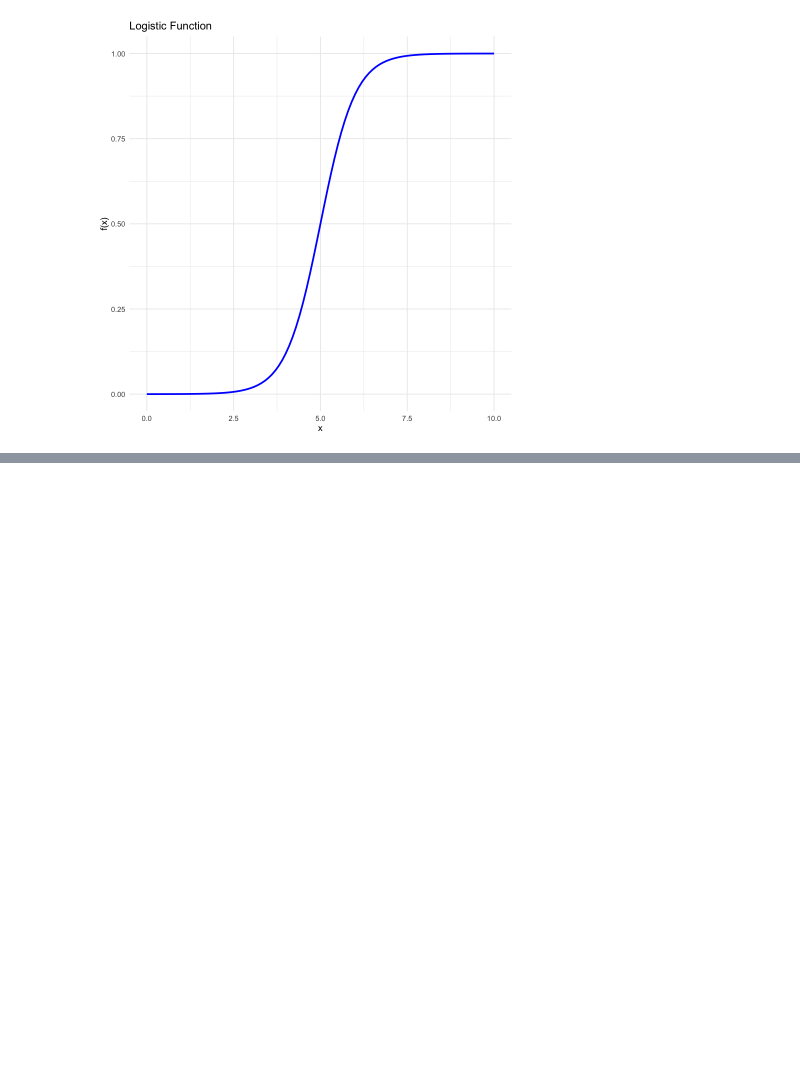
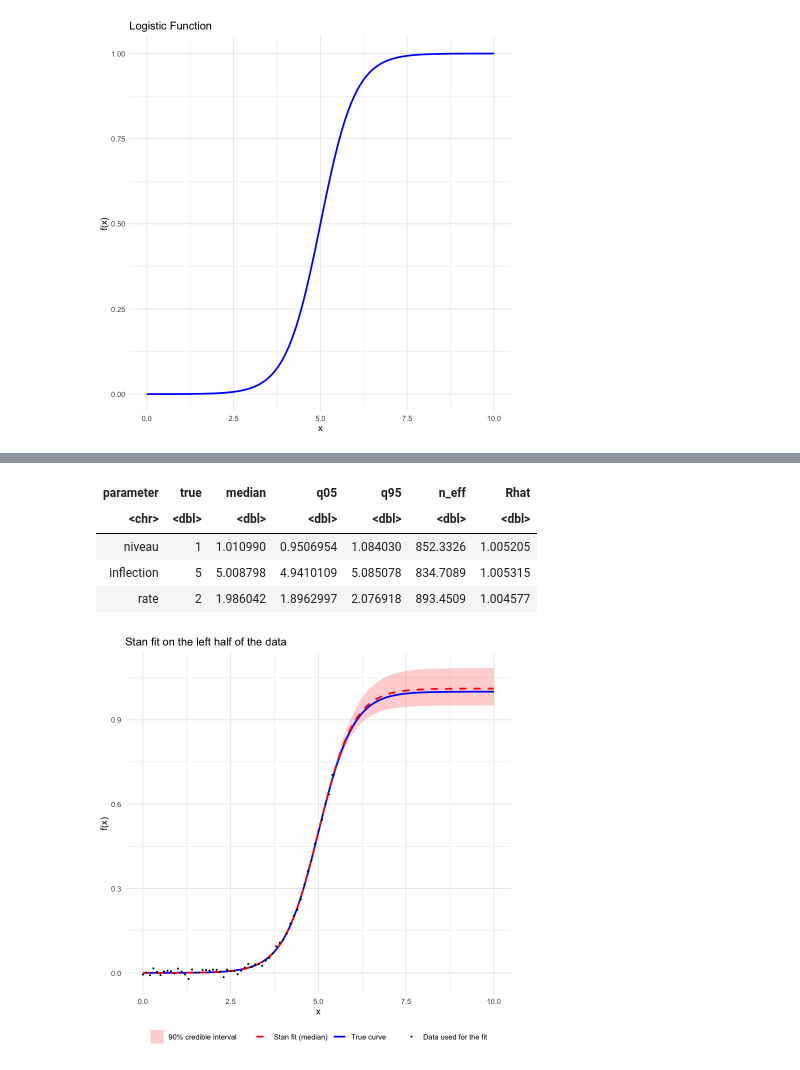
Before and after one commit to TimeTeleporter/logistic_fitting, a Jupyter notebook: logistic_fitting.ipynb, the cells around one changed output, grey strips where cells are left out. Cells and saved outputs as stored; diff of their text form; code cells hidden in the pictures; blank space fills up the shorter version.

```diff
--- a/logistic_fitting.ipynb
+++ b/logistic_fitting.ipynb
@@ -35,51 +36,61 @@ ggplot(tbl, aes(x = x, y = y)) +
 # %% [output]
 [figure]
 # %%
+library(rstan)
 
+set.seed(1)
 
-# Keep only the left third of the data for fitting and add an error term
+# Add an error term and keep only the left half of the data for fitting
 tbl <- tbl |>
   mutate(
-    err = rnorm(nrow(tbl), mean = 0, sd = 0.05),
-    y = y + err
+    err = rnorm(nrow(tbl), mean = 0, sd = 0.01),
+    y_obs = y + err
   )
 
 tbl_half <- tbl |>
-  slice_head(n = nrow(tbl) %/% 2)
+  slice_head(n = as.integer(nrow(tbl) * 0.55))
 
-# Starting values estimated from the truncated data only.
-# The self-start of SSlogis fails here (singular gradient), so we provide our own:
-# left of the inflection point the curve is roughly exponential, so the slope of log(y) estimates the rate
-slope <- coef(lm(log(y) ~ x, data = tbl_half))[["x"]]
-start <- list(
-    Asym = 2 * max(tbl_half$y),
-    xmid = max(tbl_half$x),
-    scal = 1 / slope
+# Fit the logistic curve with Stan (model defined in logistic.stan)
+fit <- stan(
+    file = "logistic.stan",
+    data = list(
+        N = nrow(tbl_half),
+        x = tbl_half$x,
+        y = tbl_half$y_obs,
+        N_pred = nrow(tbl),
+        x_pred = tbl$x
+    ),
+    chains = 4,
+    cores = 4,
+    seed = 1,
+    refresh = 0
 )
 
-# Fit a logistic curve to the remaining data
-# scaleOffset is needed because the data is noise-free (zero residuals)
-fit <- nls(y ~ SSlogis(x, Asym, xmid, scal),
-           data = tbl_half,
-           start = start,
-           control = nls.control(scaleOffset = 1))
+# Compare the posterior of the parameters with the true values
+pars <- c("niveau", "inflection", "rate")
+summary(fit, pars = pars, probs = c(0.05, 0.5, 0.95))$summary |>
+  as_tibble(rownames = "parameter") |>
+  mutate(true = c(niveau, inflection, rate)) |>
+  select(parameter, true, median = `50%`, q05 = `5%`, q95 = `95%`, n_eff, Rhat)
 
-# Compare the fitted parameters with the true ones
-tibble(
-    parameter = c("niveau", "inflection", "rate"),
-    true = c(niveau, inflection, rate),
-    fitted = c(coef(fit)[["Asym"]], coef(fit)[["xmid"]], 1 / coef(fit)[["scal"]])
-)
+# Plot the true curve, the data used for the fit and the fitted curve with its 90% credible interval
+pred <- summary(fit, pars = "mu_pred", probs = c(0.05, 0.5, 0.95))$summary
 
-# Plot the full curve, the data used for the fit and the fitted curve
 tbl |>
-  mutate(y_fit = predict(fit, newdata = tbl)) |>
+  mutate(y_fit = pred[, "50%"], y_lower = pred[, "5%"], y_upper = pred[, "95%"]) |>
   ggplot(aes(x = x)) +
-  geom_line(aes(y = y), color = "blue", linewidth = 1) +
-  geom_line(aes(y = y_fit), color = "red", linetype = "dashed", linewidth = 1) +
-  geom_point(data = tbl_half, aes(y = y), size = 0.8) +
-  labs(title = "SSlogis fit on the left half of the data",
+  geom_ribbon(aes(ymin = y_lower, ymax = y_upper, fill = "90% credible interval"), alpha = 0.2) +
+  geom_line(aes(y = y, color = "True curve", linetype = "True curve"), linewidth = 1) +
+  geom_line(aes(y = y_fit, color = "Stan fit (median)", linetype = "Stan fit (median)"), linewidth = 1) +
+  geom_point(data = tbl_half, aes(y = y_obs, shape = "Data used for the fit"), size = 0.8) +
+  scale_color_manual(values = c("True curve" = "blue", "Stan fit (median)" = "red")) +
+  scale_linetype_manual(values = c("True curve" = "solid", "Stan fit (median)" = "dashed")) +
+  scale_fill_manual(values = c("90% credible interval" = "red")) +
+  scale_shape_manual(values = c("Data used for the fit" = 16)) +
+  labs(title = "Stan fit on the left half of the data",
        x = "x",
-       y = "f(x)") +
-  theme_minimal()
+       y = "f(x)",
+       color = NULL, linetype = NULL, fill = NULL, shape = NULL) +
+  theme_minimal() +
+  theme(legend.position = "bottom")
 # %% [output]
@@ -88,0 +98,6 @@ ERROR: Error in nls(y ~ SSlogis(x, Asym, xmid, scal), data = tbl_half, start = s
+| parameter | true | median | q05 | q95 | n_eff | Rhat |
+| <chr> | <dbl> | <dbl> | <dbl> | <dbl> | <dbl> | <dbl> |
+| niveau | 1 | 1.010990 | 0.9506954 | 1.084030 | 852.3326 | 1.005205 |
+| inflection | 5 | 5.008798 | 4.9410109 | 5.085078 | 834.7089 | 1.005315 |
+| rate | 2 | 1.986042 | 1.8962997 | 2.076918 | 893.4509 | 1.004577 |
+[figure, added]
```
Also changed, not shown: parts of 3 cells of this notebook, 2 other files.
